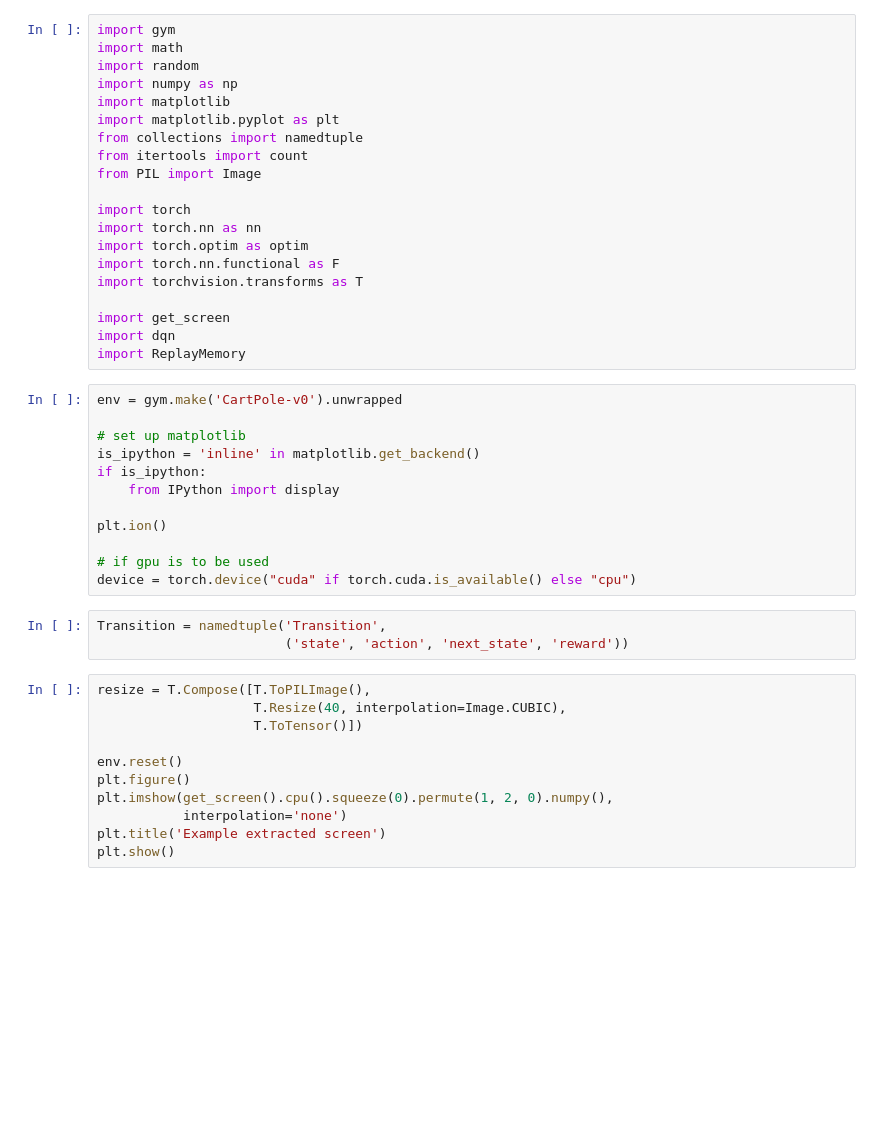
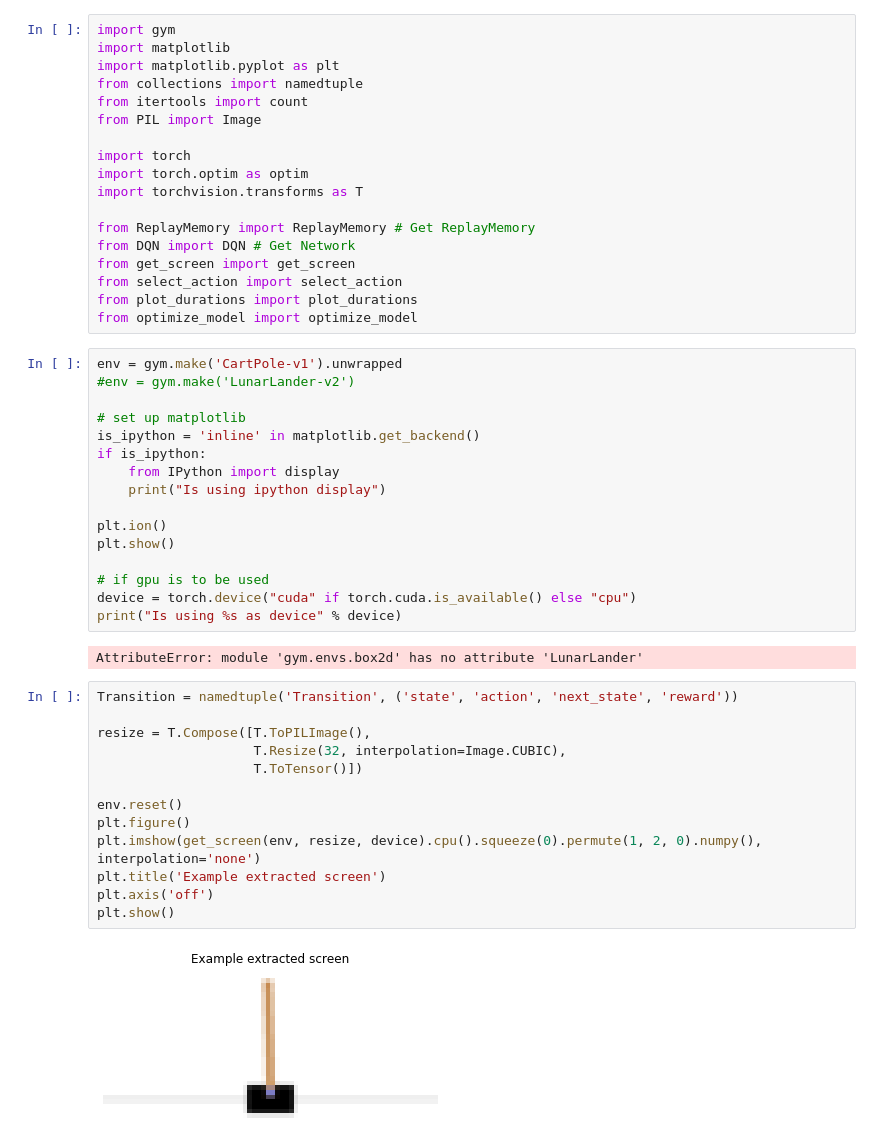
Before and after one commit to s153762/DQN, a Jupyter notebook: dqn.ipynb, the cells around one changed output. Drawn from its saved outputs; the diff is of its cells as text; blank space fills up the shorter version.

```diff
--- a/dqn.ipynb
+++ b/dqn.ipynb
@@ -1,8 +1,5 @@
 # %%
 import gym
-import math
-import random
-import numpy as np
 import matplotlib
 import matplotlib.pyplot as plt
 from collections import namedtuple
@@ -10,40 +7,48 @@ from itertools import count
 from PIL import Image
 
 import torch
-import torch.nn as nn
 import torch.optim as optim
-import torch.nn.functional as F
 import torchvision.transforms as T
 
-import get_screen
-import dqn
-import ReplayMemory
+from ReplayMemory import ReplayMemory # Get ReplayMemory
+from DQN import DQN # Get Network
+from get_screen import get_screen
+from select_action import select_action
+from plot_durations import plot_durations
+from optimize_model import optimize_model
 # %%
-env = gym.make('CartPole-v0').unwrapped
+env = gym.make('CartPole-v1').unwrapped
+#env = gym.make('LunarLander-v2')
 
 # set up matplotlib
 is_ipython = 'inline' in matplotlib.get_backend()
 if is_ipython:
     from IPython import display
+    print("Is using ipython display")
 
 plt.ion()
+plt.show()
 
 # if gpu is to be used
 device = torch.device("cuda" if torch.cuda.is_available() else "cpu")
+print("Is using %s as device" % device)
+# %% [output]
+AttributeError: module 'gym.envs.box2d' has no attribute 'LunarLander'
-# %%
-Transition = namedtuple('Transition',
-                        ('state', 'action', 'next_state', 'reward'))
 # %%
+Transition = namedtuple('Transition', ('state', 'action', 'next_state', 'reward'))
+
 resize = T.Compose([T.ToPILImage(),
-                    T.Resize(40, interpolation=Image.CUBIC),
+                    T.Resize(32, interpolation=Image.CUBIC),
                     T.ToTensor()])
 
 env.reset()
 plt.figure()
-plt.imshow(get_screen().cpu().squeeze(0).permute(1, 2, 0).numpy(),
-           interpolation='none')
+plt.imshow(get_screen(env, resize, device).cpu().squeeze(0).permute(1, 2, 0).numpy(), interpolation='none')
 plt.title('Example extracted screen')
+plt.axis('off')
 plt.show()
+# %% [output]
+[figure, added]
 # %%
 BATCH_SIZE = 128
 GAMMA = 0.999
```
Also changed, not shown: parts of 2 cells of this notebook, 6 other files.
